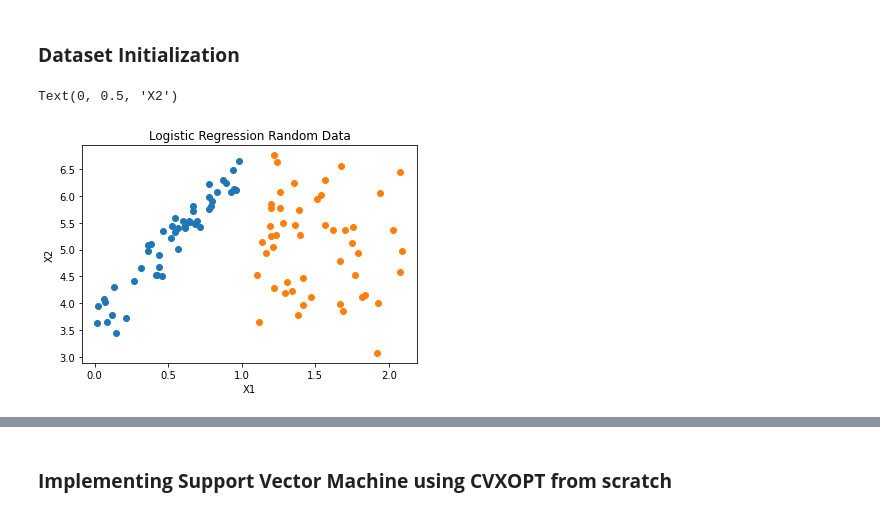
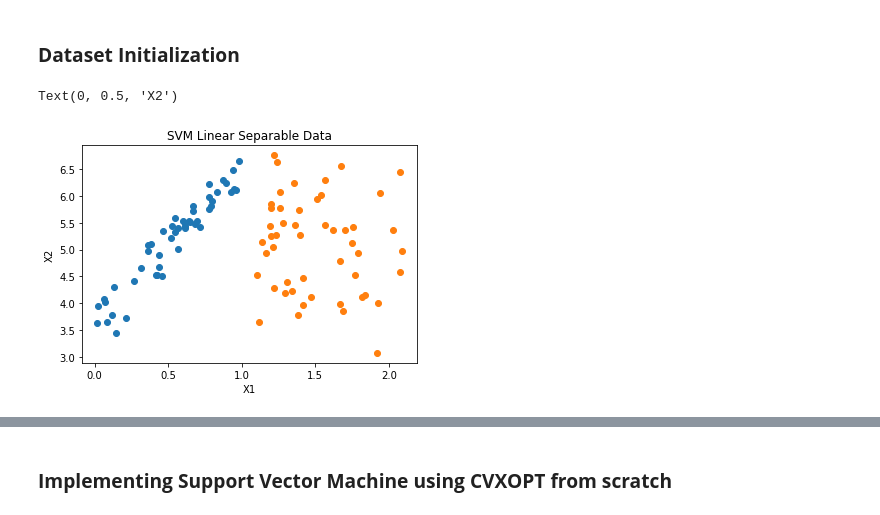
Before and after one commit to Followb1ind1y/Machine-Learning-Algorithms-from-Scratch, a Jupyter notebook: ML_Algorithms_Support_Vector_Machine.ipynb, the cells around one changed output, grey strips where cells are left out. Saved outputs shown, nothing was run; the diff lists cells and outputs as text; code cells hidden in the pictures.

```diff
--- a/ML_Algorithms_Support_Vector_Machine.ipynb
+++ b/ML_Algorithms_Support_Vector_Machine.ipynb
@@ -197,10 +207,10 @@ y = np.concatenate((zeros, ones), axis=0)
 # %%
 fig, ax = plt.subplots()
 ax.scatter(x_1,y_1)
 ax.scatter(x_2,y_2)
-ax.set_title('Logistic Regression Random Data')
+ax.set_title('SVM Linear Separable Data')
 ax.set_xlabel('X1')
 ax.set_ylabel('X2')
 # %% [output]
 Text(0, 0.5, 'X2')
-[figure, old version]
+[figure, new version]
```
Also changed, not shown: parts of 21 cells of this notebook.
